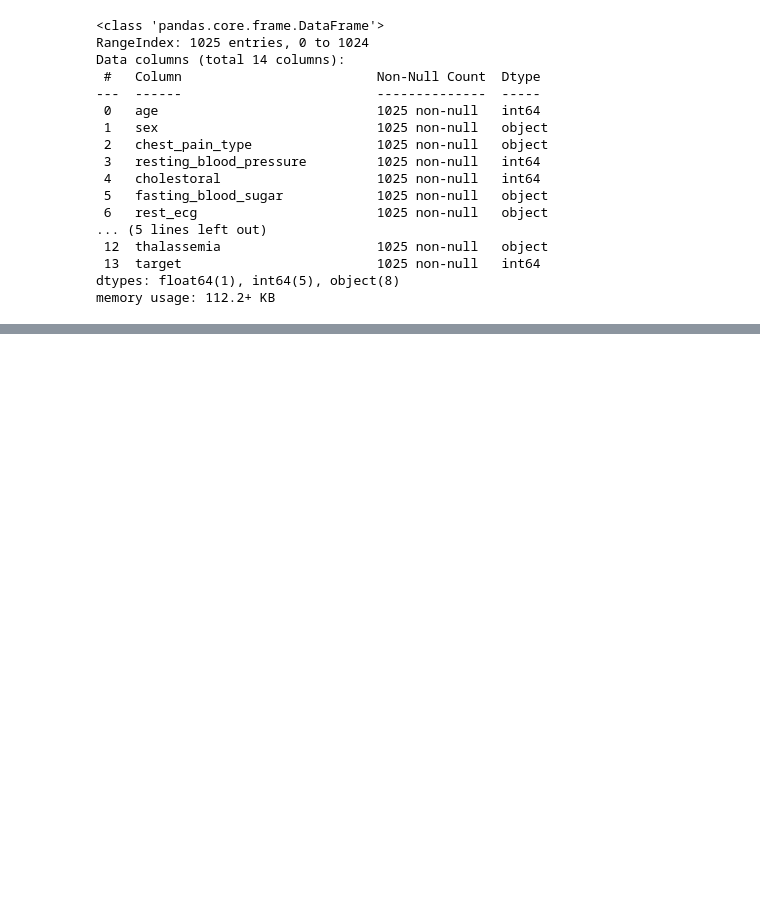
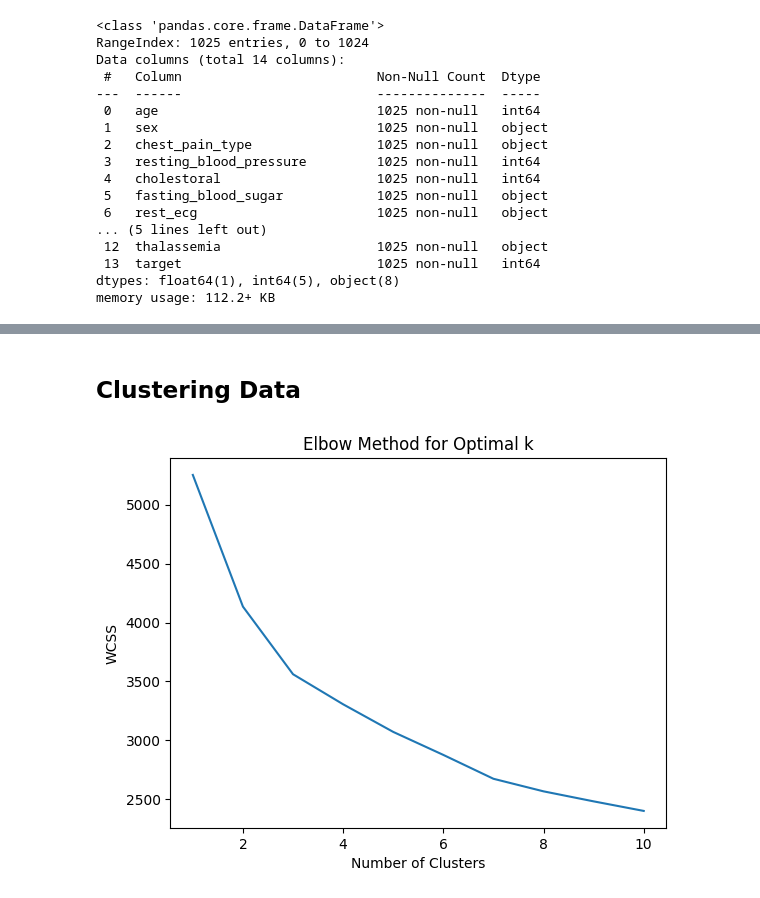
Before and after one commit to TuongvyKy/INST414_Module4, a Jupyter notebook: Module4.ipynb, the cells around one changed output, grey strips where cells are left out. Drawn from its saved outputs; the diff is of its cells as text; code cells hidden in the pictures; blank space fills up the shorter version.

```diff
--- a/Module4.ipynb
+++ b/Module4.ipynb
@@ -60,12 +62,3 @@ Data columns (total 14 columns):
  13  target                         1025 non-null   int64
 dtypes: float64(1), int64(5), object(8)
 memory usage: 112.2+ KB
-# %%
-label_encoder = LabelEncoder()
-data['sex'] = label_encoder.fit_transform(data['sex'])
-data['fasting_blood_sugar'] = label_encoder.fit_transform(data['fasting_blood_sugar'])
-data['target'] = label_encoder.fit_transform(data['target'])
-data = pd.get_dummies(data, columns=['chest_pain_type', 'rest_ecg', 'exercise_induced_angina',
-                                      'slope', 'vessels_colored_by_flourosopy', 'thalassemia'], drop_first=True)
-scaler = StandardScaler()
-data.head()
@@ -100,11 +64,0 @@ plt.show()
-# %%
-kmeans = KMeans(n_clusters=3, random_state=42)
-clusters = kmeans.fit_predict(features)
-
-# Add the cluster labels to the data
-data['Cluster'] = clusters
-
-# Inspect cluster characteristics
-cluster_summary = data.groupby('Cluster').mean()
-print("\nCluster Summary:")
-cluster_summary
@@ -117,0 +65,24 @@ Cluster Summary:
+# %%
+data = data.rename(columns={'cholestoral': 'cholesterol'})
+# %% [markdown]
+## Clustering Data
+# %%
+features = ['age', 'sex', 'resting_blood_pressure', 'cholesterol', 'fasting_blood_sugar', 'Max_heart_rate', 'exercise_induced_angina']
+preprocessor = ColumnTransformer(
+    transformers=[
+        ('num', StandardScaler(), ['age', 'resting_blood_pressure', 'cholesterol', 'Max_heart_rate']),
+        ('cat', OneHotEncoder(), ['sex', 'fasting_blood_sugar', 'exercise_induced_angina'])])
+X_transformed = preprocessor.fit_transform(data[features])
+wcss = []
+for k in range(1, 11):
+    kmeans = KMeans(n_clusters=k, random_state=42)
+    kmeans.fit(X_transformed)
+    wcss.append(kmeans.inertia_)
+
+plt.plot(range(1, 11), wcss)
+plt.title('Elbow Method for Optimal k')
+plt.xlabel('Number of Clusters')
+plt.ylabel('WCSS')
+plt.show()
+# %% [output]
+[figure, added]
```
Also changed, not shown: parts of 7 cells of this notebook.
